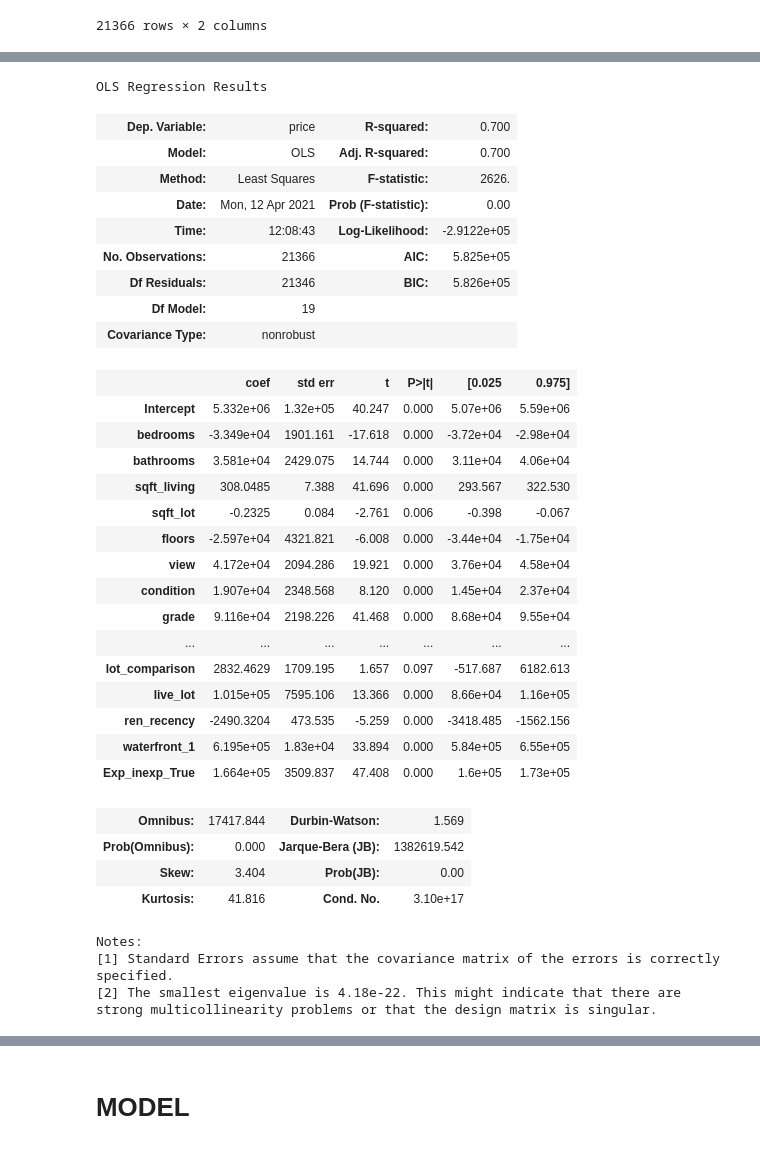
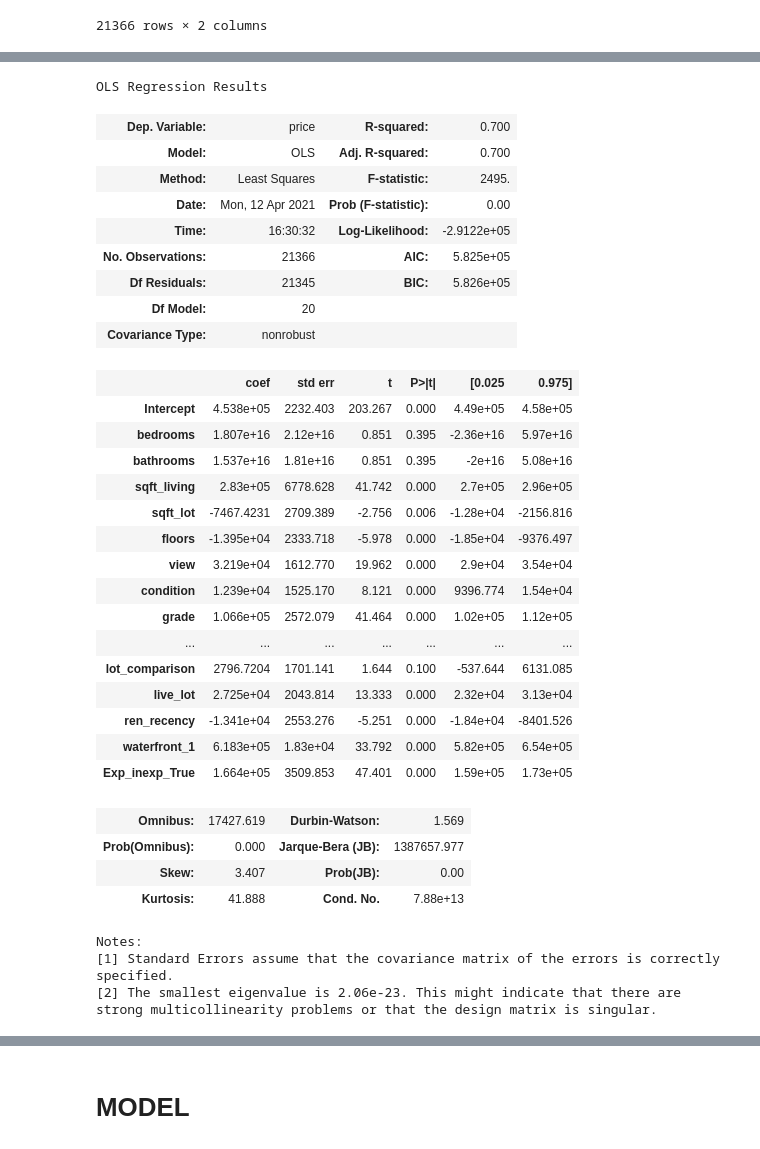
Before and after one commit to kuninethan95/dsc-phase-2-project, a Jupyter notebook: index_OSEMN_plus_mvp.ipynb, the cells around one changed output, grey strips where cells are left out. Cells and saved outputs as stored; diff of their text form; code cells hidden in the pictures.

```diff
--- a/index_OSEMN_plus_mvp.ipynb
+++ b/index_OSEMN_plus_mvp.ipynb
@@ -1040,3 +1009,7 @@ scaler = StandardScaler()
 scaler
 # %% [output]
 StandardScaler()
+# %%
+df_scaled = df_model.copy()
+df_scaled[num_cols] = scaler.fit_transform(df_scaled[num_cols])
+df_scaled
@@ -1081,6 +1058,9 @@ df_ohe
 # %%
 # Put together numeric and categorical columns
 # How does it know to drop the original columns that are categorical?
-df_model=pd.concat([df_model, df_ohe], axis=1)
-df_model.describe()
+
+# change name for concatenated
+
+df_scaled_catnum=pd.concat([df_scaled, df_ohe], axis=1)
+df_scaled_catnum
 # %% [output]
@@ -1096,6 +1080,6 @@ df_model.describe()
 # %%
-df_model = df_model.drop(['id', 'date','zipcode','lat', 'long', 'Exp_inexp', 'waterfront'],axis=1)
+df_scaled_catnum = df_scaled_catnum.drop(['id', 'date','zipcode','lat', 'long'],axis=1)
 # %%
-df_model = df_model.rename({'waterfront_1.0':'waterfront_1'}, axis=1)
-df_model
+df_scaled_catnum = df_scaled_catnum.rename({'waterfront_1.0':'waterfront_1'}, axis=1)
+df_scaled_catnum
 # %% [output]
@@ -1115,52 +1099,55 @@ df_model
 # %%
 # Run an intial regression with standardized data
 # Include categorical variables
 # What do these coeffecients show?
 
-from statsmodels.formula.api import ols
-outcome = 'price'
+# from statsmodels.formula.api import ols
+# outcome = 'price'
 x_cols = ['bedrooms', 'bathrooms', 'sqft_living', 'sqft_lot', 'floors',
        'view', 'condition', 'grade', 'sqft_above', 'yr_built',
        'yr_renovated', 'sqft_living15', 'sqft_lot15', 'total_rooms',
        'living_comparison', 'lot_comparison', 'live_lot', 'ren_recency', 'waterfront_1',
         'Exp_inexp_True']
-predictors = '+'.join(x_cols)
-formula_st = outcome + '~' + predictors
-model_st = ols(formula=formula_st, data=df_model).fit()
-model_st.summary()
+# predictors = '+'.join(x_cols)
+# formula_st = outcome + '~' + predictors
+# model = ols(formula=formula_st, data=df_model).fit()
+# model_st.summary()
+
+standardized_summary = model_summary(df_scaled_catnum, x_cols, 'price')
+standardized_summary
 # %% [output]
 OLS Regression Results
 | Dep. Variable: | price | R-squared: | 0.700 |
 | Model: | OLS | Adj. R-squared: | 0.700 |
-| Method: | Least Squares | F-statistic: | 2626. |
+| Method: | Least Squares | F-statistic: | 2495. |
 | Date: | Mon, 12 Apr 2021 | Prob (F-statistic): | 0.00 |
-| Time: | 12:08:43 | Log-Likelihood: | -2.9122e+05 |
+| Time: | 16:30:32 | Log-Likelihood: | -2.9122e+05 |
 | No. Observations: | 21366 | AIC: | 5.825e+05 |
-| Df Residuals: | 21346 | BIC: | 5.826e+05 |
-| Df Model: | 19 |  |  |
+| Df Residuals: | 21345 | BIC: | 5.826e+05 |
+| Df Model: | 20 |  |  |
 | Covariance Type: | nonrobust |  |  |
 |  | coef | std err | t | P>|t| | [0.025 | 0.975] |
-| Intercept | 5.332e+06 | 1.32e+05 | 40.247 | 0.000 | 5.07e+06 | 5.59e+06 |
-| bedrooms | -3.349e+04 | 1901.161 | -17.618 | 0.000 | -3.72e+04 | -2.98e+04 |
-| bathrooms | 3.581e+04 | 2429.075 | 14.744 | 0.000 | 3.11e+04 | 4.06e+04 |
-| sqft_living | 308.0485 | 7.388 | 41.696 | 0.000 | 293.567 | 322.530 |
-| sqft_lot | -0.2325 | 0.084 | -2.761 | 0.006 | -0.398 | -0.067 |
-| floors | -2.597e+04 | 4321.821 | -6.008 | 0.000 | -3.44e+04 | -1.75e+04 |
-| view | 4.172e+04 | 2094.286 | 19.921 | 0.000 | 3.76e+04 | 4.58e+04 |
-| condition | 1.907e+04 | 2348.568 | 8.120 | 0.000 | 1.45e+04 | 2.37e+04 |
-| grade | 9.116e+04 | 2198.226 | 41.468 | 0.000 | 8.68e+04 | 9.55e+04 |
+| Intercept | 4.538e+05 | 2232.403 | 203.267 | 0.000 | 4.49e+05 | 4.58e+05 |
+| bedrooms | 1.807e+16 | 2.12e+16 | 0.851 | 0.395 | -2.36e+16 | 5.97e+16 |
+| bathrooms | 1.537e+16 | 1.81e+16 | 0.851 | 0.395 | -2e+16 | 5.08e+16 |
+| sqft_living | 2.83e+05 | 6778.628 | 41.742 | 0.000 | 2.7e+05 | 2.96e+05 |
+| sqft_lot | -7467.4231 | 2709.389 | -2.756 | 0.006 | -1.28e+04 | -2156.816 |
+| floors | -1.395e+04 | 2333.718 | -5.978 | 0.000 | -1.85e+04 | -9376.497 |
+| view | 3.219e+04 | 1612.770 | 19.962 | 0.000 | 2.9e+04 | 3.54e+04 |
+| condition | 1.239e+04 | 1525.170 | 8.121 | 0.000 | 9396.774 | 1.54e+04 |
+| grade | 1.066e+05 | 2572.079 | 41.464 | 0.000 | 1.02e+05 | 1.12e+05 |
 | ... | ... | ... | ... | ... | ... | ... |
-| lot_comparison | 2832.4629 | 1709.195 | 1.657 | 0.097 | -517.687 | 6182.613 |
-| live_lot | 1.015e+05 | 7595.106 | 13.366 | 0.000 | 8.66e+04 | 1.16e+05 |
-| ren_recency | -2490.3204 | 473.535 | -5.259 | 0.000 | -3418.485 | -1562.156 |
-| waterfront_1 | 6.195e+05 | 1.83e+04 | 33.894 | 0.000 | 5.84e+05 | 6.55e+05 |
-| Exp_inexp_True | 1.664e+05 | 3509.837 | 47.408 | 0.000 | 1.6e+05 | 1.73e+05 |
+| lot_comparison | 2796.7204 | 1701.141 | 1.644 | 0.100 | -537.644 | 6131.085 |
+| live_lot | 2.725e+04 | 2043.814 | 13.333 | 0.000 | 2.32e+04 | 3.13e+04 |
+| ren_recency | -1.341e+04 | 2553.276 | -5.251 | 0.000 | -1.84e+04 | -8401.526 |
+| waterfront_1 | 6.183e+05 | 1.83e+04 | 33.792 | 0.000 | 5.82e+05 | 6.54e+05 |
+| Exp_inexp_True | 1.664e+05 | 3509.853 | 47.401 | 0.000 | 1.59e+05 | 1.73e+05 |
-| Omnibus: | 17417.844 | Durbin-Watson: | 1.569 |
-| Prob(Omnibus): | 0.000 | Jarque-Bera (JB): | 1382619.542 |
-| Skew: | 3.404 | Prob(JB): | 0.00 |
-| Kurtosis: | 41.816 | Cond. No. | 3.10e+17 |
+| Omnibus: | 17427.619 | Durbin-Watson: | 1.569 |
+| Prob(Omnibus): | 0.000 | Jarque-Bera (JB): | 1387657.977 |
+| Skew: | 3.407 | Prob(JB): | 0.00 |
+| Kurtosis: | 41.888 | Cond. No. | 7.88e+13 |
 Notes:
 [1] Standard Errors assume that the covariance matrix of the errors is correctly specified.
-[2] The smallest eigenvalue is 4.18e-22. This might indicate that there are
+[2] The smallest eigenvalue is 2.06e-23. This might indicate that there are
 strong multicollinearity problems or that the design matrix is singular.
 # %%
```
Also changed, not shown: parts of 45 cells of this notebook.
